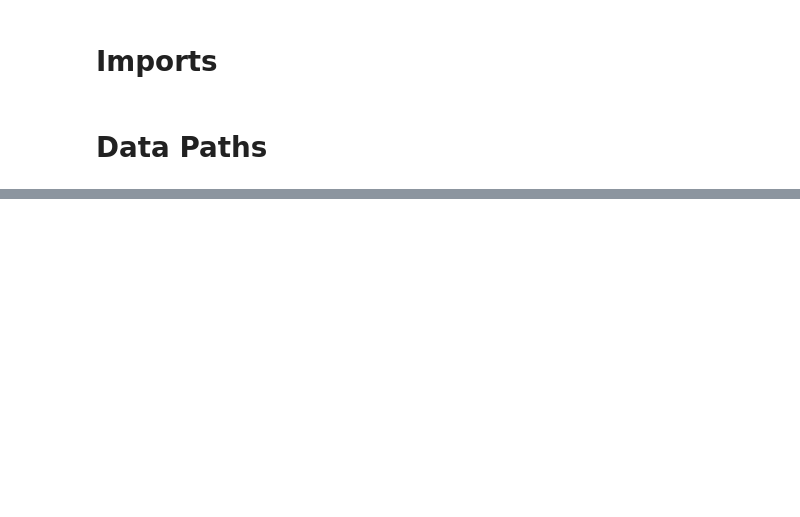
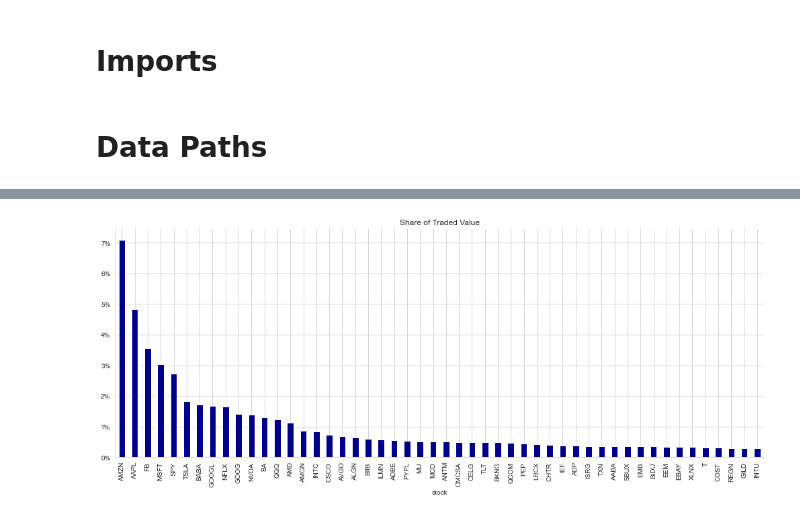
Before and after one commit to WesternAlgo/Sigtech-Prj1, a Jupyter notebook: Parsing ITCH.ipynb, the cells around one changed output, grey strips where cells are left out. Cells and saved outputs as stored; diff of their text form; code cells hidden in the pictures; blank space fills up the shorter version.

```diff
--- a/Parsing ITCH.ipynb
+++ b/Parsing ITCH.ipynb
@@ -72,0 +203,12 @@ URLError: <urlopen error ftp error: TimeoutError(10060, 'A connection attempt fa
+# %%
+def format_alpha(mtype, data):
+    """Process byte strings of type alpha"""
+
+    for col in alpha_formats.get(mtype).keys():
+        if mtype != 'R' and col == 'stock':
+            data = data.drop(col, axis=1)
+            continue
+        data.loc[:, col] = data.loc[:, col].str.decode("utf-8").str.strip()
+        if encoding.get(col):
+            data.loc[:, col] = data.loc[:, col].map(encoding.get(col))
+    return data
@@ -72,0 +251,4 @@ URLError: <urlopen error ftp error: TimeoutError(10060, 'A connection attempt fa
+# %%
+messages = defaultdict(list)
+message_count = 0
+message_type_counter = Counter()
@@ -72,0 +319,5 @@ URLError: <urlopen error ftp error: TimeoutError(10060, 'A connection attempt fa
+# %%
+counter = pd.Series(message_type_counter).to_frame('# Trades')
+counter['Message Type'] = counter.index.map(message_labels.set_index('message_type').name.to_dict())
+counter = counter[['Message Type', '# Trades']].sort_values('# Trades', ascending=False)
+counter
@@ -72,0 +342,19 @@ URLError: <urlopen error ftp error: TimeoutError(10060, 'A connection attempt fa
+# %%
+with pd.HDFStore(itch_store) as store:
+    store.put('summary', counter)
+# %%
+with pd.HDFStore(itch_store) as store:
+    stocks = store['R'].loc[:, ['stock_locate', 'stock']]
+    trades = store['P'].append(store['Q'].rename(columns={'cross_price': 'price'}), sort=False).merge(stocks)
+
+trades['value'] = trades.shares.mul(trades.price)
+trades['value_share'] = trades.value.div(trades.value.sum())
+
+trade_summary = trades.groupby('stock').value_share.sum().sort_values(ascending=False)
+trade_summary.iloc[:50].plot.bar(figsize=(14, 6), color='darkblue', title='Share of Traded Value')
+
+plt.gca().yaxis.set_major_formatter(FuncFormatter(lambda y, _: '{:.0%}'.format(y)))
+sns.despine()
+plt.tight_layout()
+# %% [output]
+[figure, added]
```
Also changed, not shown: parts of 22 cells of this notebook, 2 other files.
